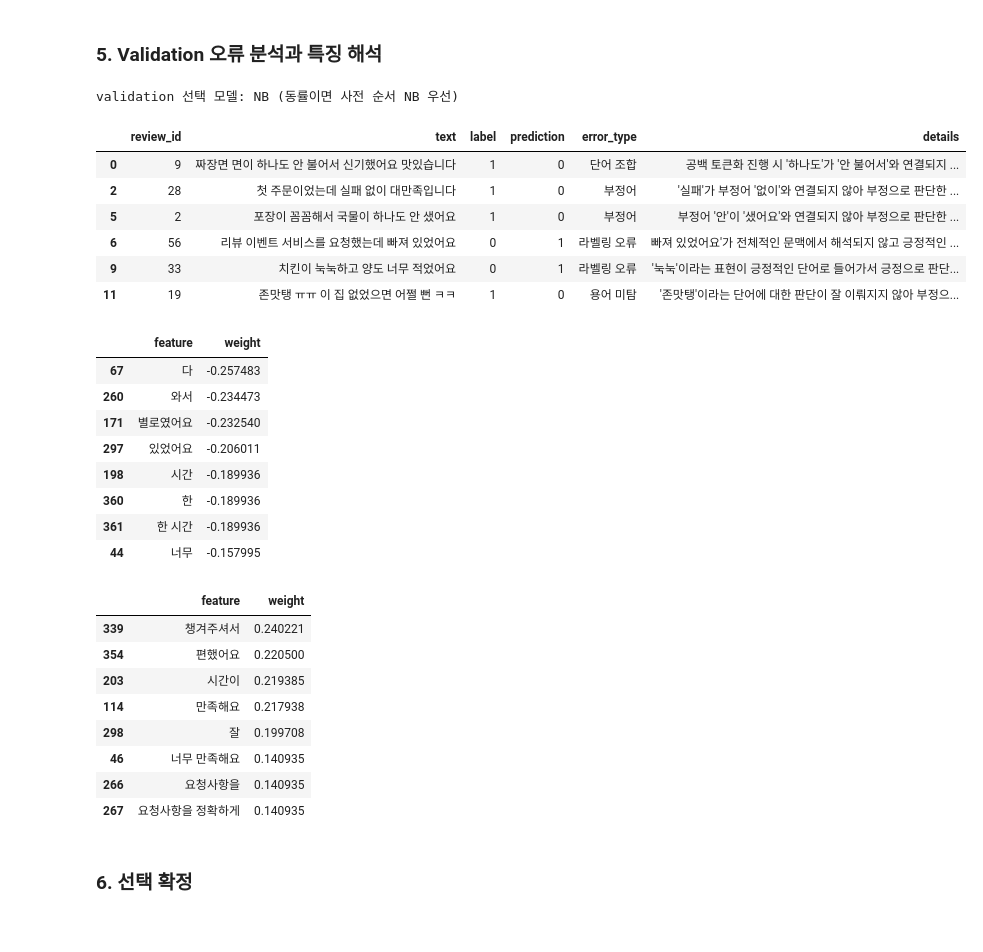
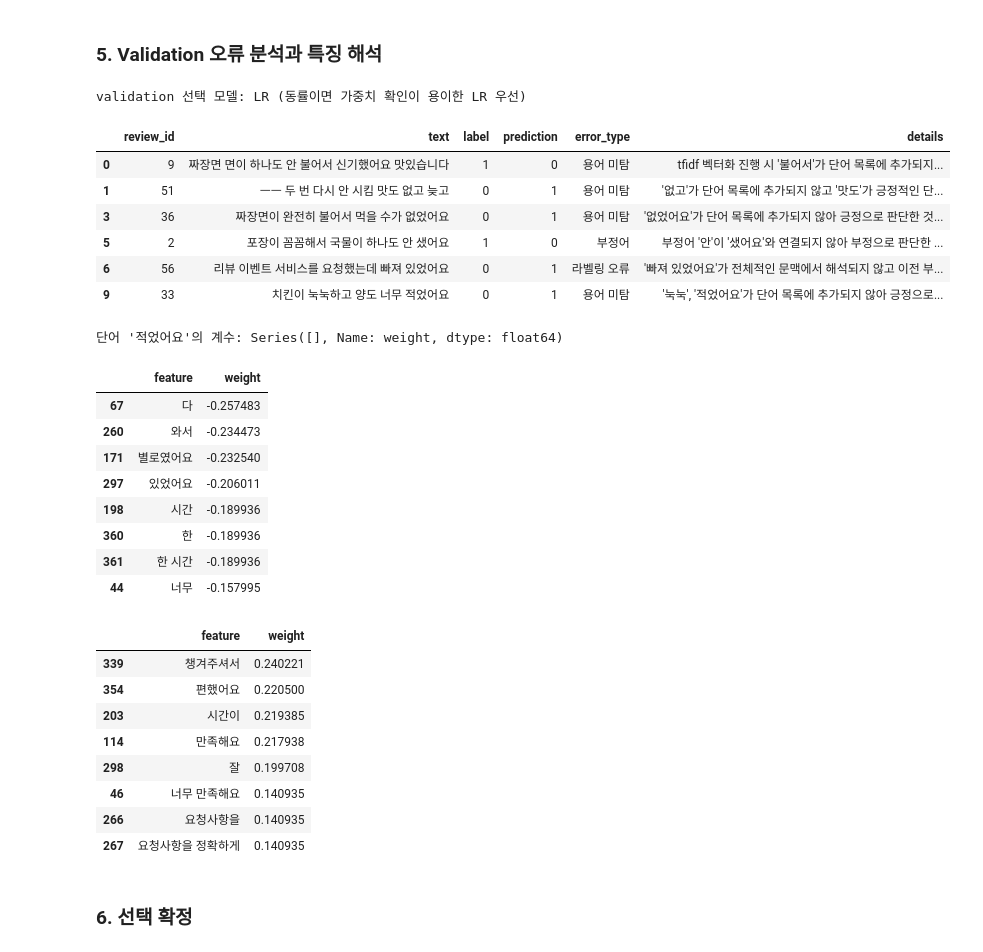
Before and after one commit to KyeongTaek/NLP_2026, a Jupyter notebook: mid_term_proj/sentiment_analysis_pipeline/notebooks/midterm_analysis.ipynb, the cells around one changed output. Drawn from its saved outputs; the diff is of its cells as text; code cells hidden in the pictures.

Commit message:
fix minor error

```diff
--- a/mid_term_proj/sentiment_analysis_pipeline/notebooks/midterm_analysis.ipynb
+++ b/mid_term_proj/sentiment_analysis_pipeline/notebooks/midterm_analysis.ipynb
@@ -257,42 +280,48 @@ print('판단보류 수:', int((~covered).sum()))
 # %% [markdown]
 ### 5. Validation 오류 분석과 특징 해석
 # %%
-best_name = validation_results.sort_values('macro_f1', ascending=False, kind='stable').index[0]
+best_name = validation_results.sort_values('macro_f1', ascending=False, kind='stable').index[1]
 selected_model = models[best_name]
 valid_analysis = valid_df[['review_id', 'text', 'label']].copy()
 valid_analysis['prediction'] = validation_predictions[best_name]
 valid_analysis['error_type'] = ''
 
 errors = valid_analysis[valid_analysis['label'] != valid_analysis['prediction']].copy()
-errors['error_type'] = ['단어 조합', '부정어', '부정어', '라벨링 오류', '라벨링 오류', '용어 미탐']
+errors['error_type'] = ['용어 미탐', '용어 미탐', '용어 미탐', '부정어', '라벨링 오류', '용어 미탐']
 errors['details'] = [
-    "공백 토큰화 진행 시 '하나도'가 '안 불어서'와 연결되지 않고 혼자 가중치 높은 부정적인 단어로 들어가서 부정으로 판단한 것으로 보입니다.",
-    "'실패'가 부정어 '없이'와 연결되지 않아 부정으로 판단한 것으로 보입니다.",
+    "tfidf 벡터화 진행 시 '불어서'가 단어 목록에 추가되지 않고 '안'이 부정적인 단어로 들어가서 부정으로 판단한 것으로 보입니다.",
+    "'없고'가 단어 목록에 추가되지 않고 '맛도'가 긍정적인 단어로 들어가서 긍정으로 판단한 것으로 보입니다.",
+    "'없었어요'가 단어 목록에 추가되지 않아 긍정으로 판단한 것으로 보입니다.",
     "부정어 '안'이 '샜어요'와 연결되지 않아 부정으로 판단한 것으로 보입니다.",
-    "빠져 있었어요'가 전체적인 문맥에서 해석되지 않고 긍정적인 단어 조합으로 들어가서 긍정으로 판단한 것으로 보입니다",
-    "'눅눅'이라는 표현이 긍정적인 단어로 들어가서 긍정으로 판단한 것으로 보입니다.",
-    "'존맛탱'이라는 단어에 대한 판단이 잘 이뤄지지 않아 부정으로 판단한 것으로 보입니다."
+    "'빠져 있었어요'가 전체적인 문맥에서 해석되지 않고 이전 부분이 긍정적인 단어 조합으로 들어가서 긍정으로 판단한 것으로 보입니다",
+    "'눅눅', '적었어요'가 단어 목록에 추가되지 않아 긍정으로 판단한 것으로 보입니다."
 ]
-print('validation 선택 모델:', best_name, '(동률이면 사전 순서 NB 우선)')
+print('validation 선택 모델:', best_name, '(동률이면 가중치 확인이 용이한 LR 우선)')
 display(errors)
 # %% [output]
-validation 선택 모델: NB (동률이면 사전 순서 NB 우선)
+validation 선택 모델: LR (동률이면 가중치 확인이 용이한 LR 우선)
 |  | review_id | text | label | prediction | error_type | details |
-| 0 | 9 | 짜장면 면이 하나도 안 불어서 신기했어요 맛있습니다 | 1 | 0 | 단어 조합 | 공백 토큰화 진행 시 '하나도'가 '안 불어서'와 연결되지 ... |
-| 2 | 28 | 첫 주문이었는데 실패 없이 대만족입니다 | 1 | 0 | 부정어 | '실패'가 부정어 '없이'와 연결되지 않아 부정으로 판단한 ... |
+| 0 | 9 | 짜장면 면이 하나도 안 불어서 신기했어요 맛있습니다 | 1 | 0 | 용어 미탐 | tfidf 벡터화 진행 시 '불어서'가 단어 목록에 추가되지... |
+| 1 | 51 | ㅡㅡ 두 번 다시 안 시킴 맛도 없고 늦고 | 0 | 1 | 용어 미탐 | '없고'가 단어 목록에 추가되지 않고 '맛도'가 긍정적인 단... |
+| 3 | 36 | 짜장면이 완전히 불어서 먹을 수가 없었어요 | 0 | 1 | 용어 미탐 | '없었어요'가 단어 목록에 추가되지 않아 긍정으로 판단한 것... |
 | 5 | 2 | 포장이 꼼꼼해서 국물이 하나도 안 샜어요 | 1 | 0 | 부정어 | 부정어 '안'이 '샜어요'와 연결되지 않아 부정으로 판단한 ... |
-| 6 | 56 | 리뷰 이벤트 서비스를 요청했는데 빠져 있었어요 | 0 | 1 | 라벨링 오류 | 빠져 있었어요'가 전체적인 문맥에서 해석되지 않고 긍정적인 ... |
-| 9 | 33 | 치킨이 눅눅하고 양도 너무 적었어요 | 0 | 1 | 라벨링 오류 | '눅눅'이라는 표현이 긍정적인 단어로 들어가서 긍정으로 판단... |
-| 11 | 19 | 존맛탱 ㅠㅠ 이 집 없었으면 어쩔 뻔 ㅋㅋ | 1 | 0 | 용어 미탐 | '존맛탱'이라는 단어에 대한 판단이 잘 이뤄지지 않아 부정으... |
+| 6 | 56 | 리뷰 이벤트 서비스를 요청했는데 빠져 있었어요 | 0 | 1 | 라벨링 오류 | '빠져 있었어요'가 전체적인 문맥에서 해석되지 않고 이전 부... |
+| 9 | 33 | 치킨이 눅눅하고 양도 너무 적었어요 | 0 | 1 | 용어 미탐 | '눅눅', '적었어요'가 단어 목록에 추가되지 않아 긍정으로... |
 # %%
 lr_classifier = models['LR'].named_steps['clf']
 if isinstance(lr_classifier, LogisticRegression):
     assert list(lr_classifier.classes_) == [0, 1]
     weights = pd.DataFrame({'feature': models['LR'].named_steps['tfidf'].get_feature_names_out(),
                             'weight': lr_classifier.coef_[0]})
+
+    target_word = "적었어요"
+    word_coef = weights.loc[weights["feature"] == target_word, "weight"]
+    print(f"단어 '{target_word}'의 계수: {word_coef}")
+
     display(weights.nsmallest(8, 'weight'))
     display(weights.nlargest(8, 'weight'))
 # %% [output]
+단어 '적었어요'의 계수: Series([], Name: weight, dtype: float64)
 |  | feature | weight |
 | 67 | 다 | -0.257483 |
 | 260 | 와서 | -0.234473 |
```
Also changed, not shown: parts of 6 cells of this notebook.
